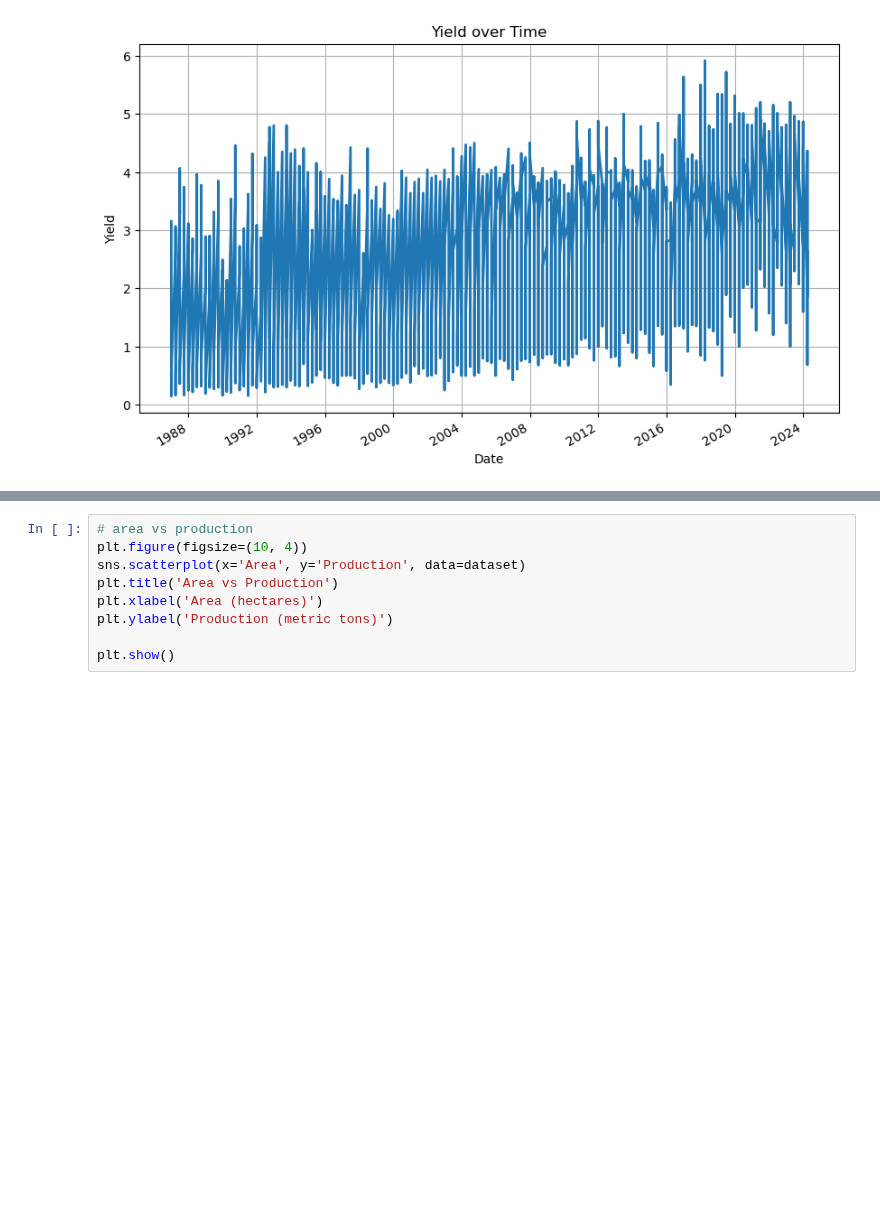
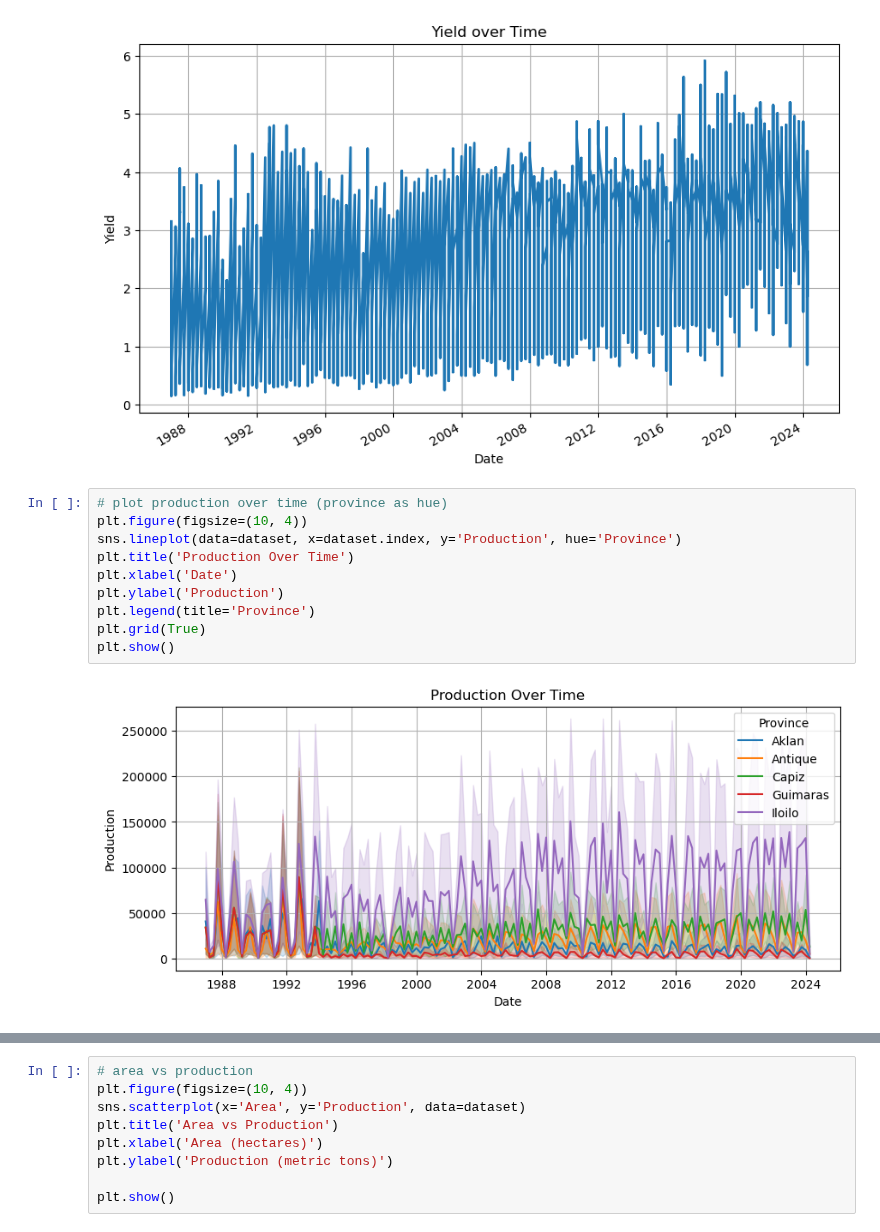
Before and after one commit to kazeulo/Project_197, a Jupyter notebook: project_197.ipynb, the cells around one changed output, grey strips where cells are left out. Saved outputs shown, nothing was run; the diff lists cells and outputs as text; blank space fills up the shorter version.

```diff
--- a/project_197.ipynb
+++ b/project_197.ipynb
@@ -262,3 +283,15 @@ plt.grid(True)
 plt.show()
 # %% [output]
 [figure]
+# %%
+# plot production over time (province as hue)
+plt.figure(figsize=(10, 4))
+sns.lineplot(data=dataset, x=dataset.index, y='Production', hue='Province')
+plt.title('Production Over Time')
+plt.xlabel('Date')
+plt.ylabel('Production')
+plt.legend(title='Province')
+plt.grid(True)
+plt.show()
+# %% [output]
+[figure, added]
```
Also changed, not shown: parts of 7 cells of this notebook.
